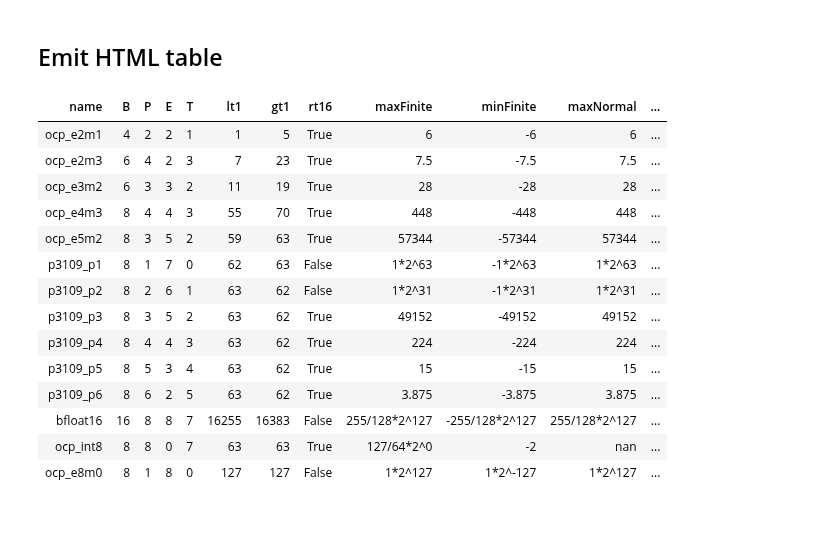
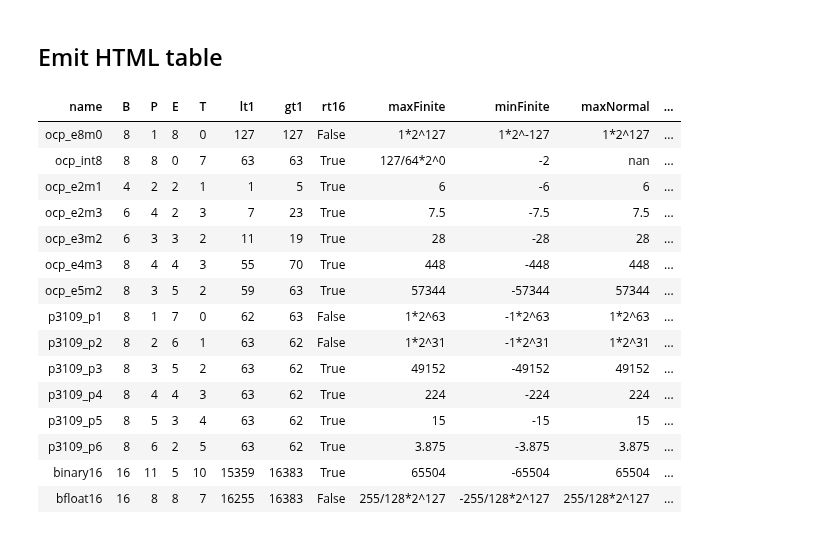
Before and after one commit to graphcore-research/gfloat, a Jupyter notebook: docs/source/02-value-stats.ipynb, the cells around one changed output. Saved outputs shown, nothing was run; the diff lists cells and outputs as text; code cells hidden in the pictures.

```diff
--- a/docs/source/02-value-stats.ipynb
+++ b/docs/source/02-value-stats.ipynb
@@ -23,12 +23,13 @@ by exhaustively enumerating the values.  Naturally, most of these statistics can
  - minSubnormal: Smallest positive subnormal value, NaN if no finite values are  - subnormal
  - maxSubnormal: Largest subnormal value, NaN if no finite values are subnormal
 # %%
+%run utils.py
+D = pandas_render  # from utils
+import pandas
 from gfloat import *
 from gfloat.formats import *
 
-import pandas
 import numpy as np
-from IPython.display import HTML
 
 
 def collect_stats(fi: FormatInfo):
@@ -92,10 +93,6 @@ def collect_stats(fi: FormatInfo):
     )
 
 
-formats_to_check = (
-    tiny_formats
-    + fp8_formats
-    + [format_info_bfloat16, format_info_ocp_int8, format_info_ocp_e8m0]
-)
-stats = [collect_stats(fi) for fi in formats_to_check]
+stats = [collect_stats(fi) for fi in all_formats if fi.bits <= 16]
 df = pandas.DataFrame(stats)
+D(df)
@@ -104,28 +118,29 @@ df = pandas.DataFrame(stats)
 # %%
 # Special rendering for float values - if they don't render nicely in 10.5g,
 # use float_pow2str
 def render_float(v):
     s = f"{v:8.5g}"
     if not "e" in s and float(s) == v:
         return s
     else:
         return float_pow2str(v)
 
 
 for field in (
     "maxFinite",
     "minFinite",
     "maxNormal",
     "minNormal",
     "minSubnormal",
     "maxSubnormal",
 ):
     df[field] = df[field].map(render_float)
 
-
-HTML(df.style.hide().to_html())
+D(df)
 # %% [output]
 | name | B | P | E | T | lt1 | gt1 | rt16 | maxFinite | minFinite | maxNormal | ... |
+| ocp_e8m0 | 8 | 1 | 8 | 0 | 127 | 127 | False | 1*2^127 | 1*2^-127 | 1*2^127 | ... |
+| ocp_int8 | 8 | 8 | 0 | 7 | 63 | 63 | True | 127/64*2^0 | -2 | nan | ... |
 | ocp_e2m1 | 4 | 2 | 2 | 1 | 1 | 5 | True | 6 | -6 | 6 | ... |
 | ocp_e2m3 | 6 | 4 | 2 | 3 | 7 | 23 | True | 7.5 | -7.5 | 7.5 | ... |
 | ocp_e3m2 | 6 | 3 | 3 | 2 | 11 | 19 | True | 28 | -28 | 28 | ... |
@@ -137,6 +152,5 @@ HTML(df.style.hide().to_html())
 | p3109_p4 | 8 | 4 | 4 | 3 | 63 | 62 | True | 224 | -224 | 224 | ... |
 | p3109_p5 | 8 | 5 | 3 | 4 | 63 | 62 | True | 15 | -15 | 15 | ... |
 | p3109_p6 | 8 | 6 | 2 | 5 | 63 | 62 | True | 3.875 | -3.875 | 3.875 | ... |
+| binary16 | 16 | 11 | 5 | 10 | 15359 | 16383 | True | 65504 | -65504 | 65504 | ... |
 | bfloat16 | 16 | 8 | 8 | 7 | 16255 | 16383 | False | 255/128*2^127 | -255/128*2^127 | 255/128*2^127 | ... |
-| ocp_int8 | 8 | 8 | 0 | 7 | 63 | 63 | True | 127/64*2^0 | -2 | nan | ... |
-| ocp_e8m0 | 8 | 1 | 8 | 0 | 127 | 127 | False | 1*2^127 | 1*2^-127 | 1*2^127 | ... |
```
Also changed, not shown: parts of 1 cell of this notebook, 6 other files.
